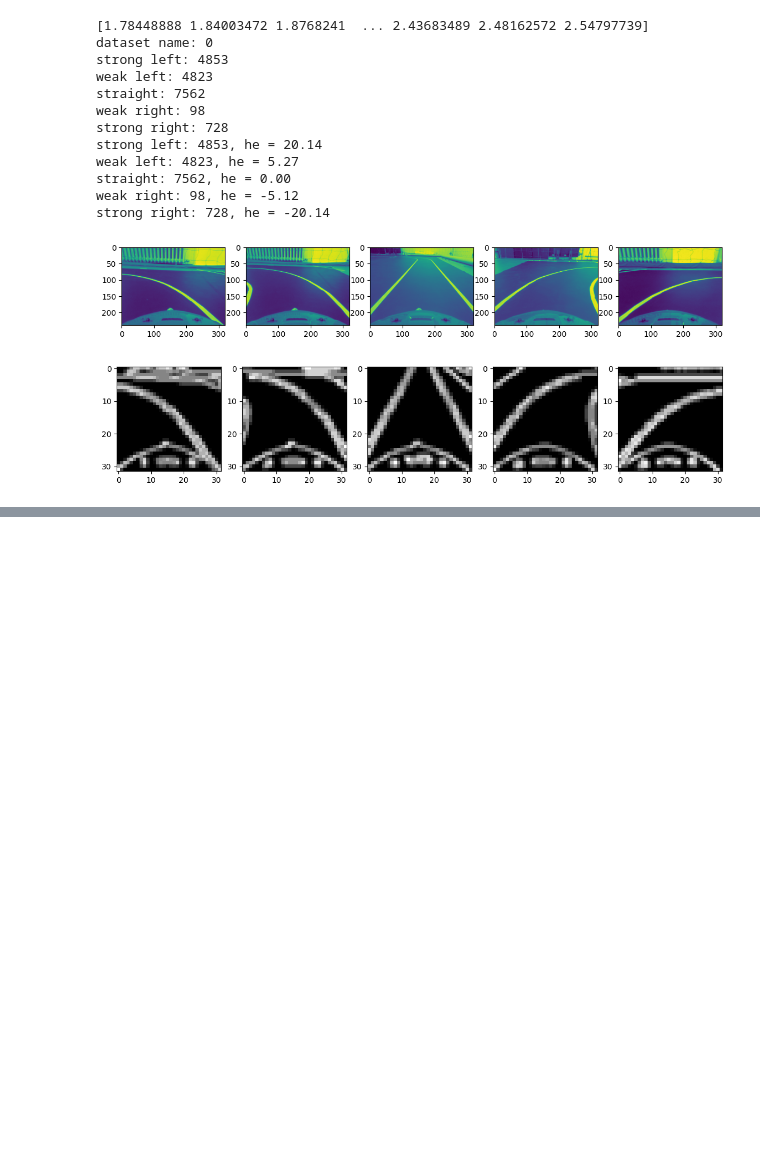
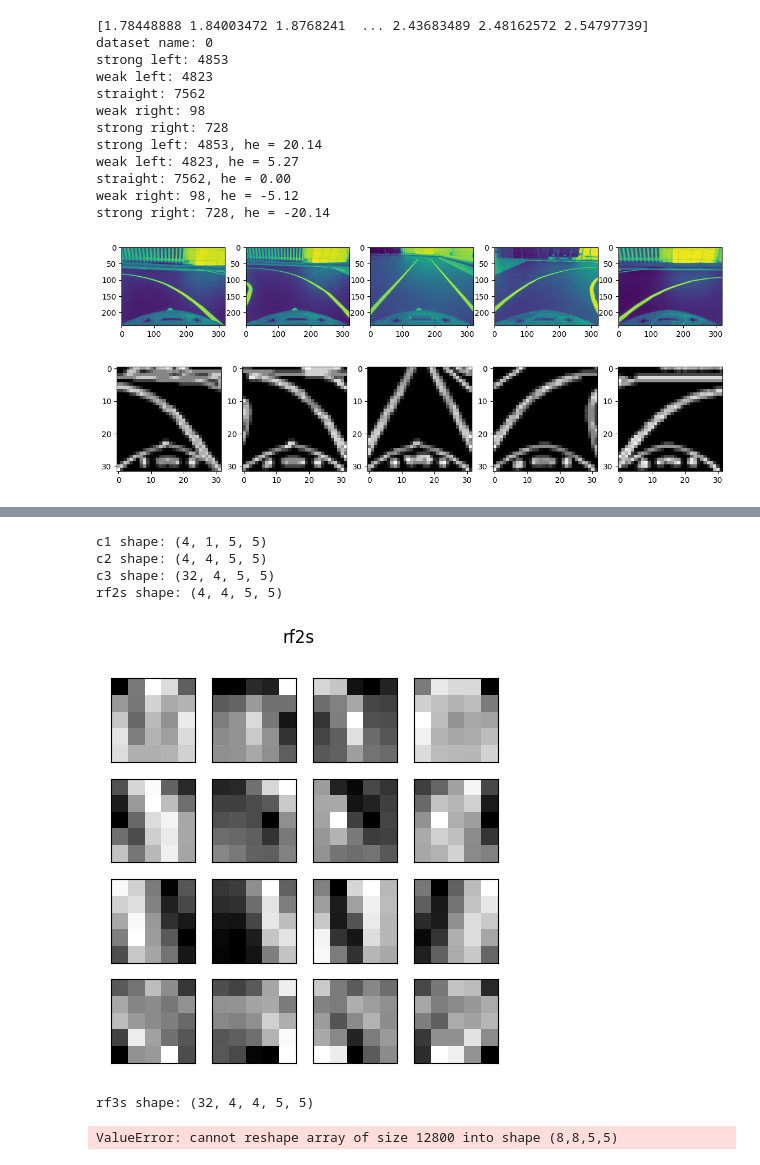
Before and after one commit to matgrand/bfmc_2022, a Jupyter notebook: thesis_images.ipynb, the cells around one changed output, grey strips where cells are left out. Cells and saved outputs as stored; diff of their text form; code cells hidden in the pictures; blank space fills up the shorter version.

```diff
--- a/thesis_images.ipynb
+++ b/thesis_images.ipynb
@@ -343,0 +353,35 @@ fig2 = plot_nchw_data(c2, 8, 8, 'conv2', size=(10,10))
+# %%
+print(f'c1 shape: {c1.shape}')
+print(f'c2 shape: {c2.shape}')
+print(f'c3 shape: {c3.shape}')
+
+rf2s = []
+for j in range(c2.shape[0]):
+    rf2j = c2[j,:,:,:] @ c1
+    rf2s.append(rf2j)
+rf2s = np.array(rf2s)
+rf2s = np.sum(rf2s, axis=2)
+
+print(f'rf2s shape: {rf2s.shape}')
+rf2s = rf2s.reshape(4,4,5,5)
+
+fig3 = plot_nchw_data(rf2s, 4, 4, 'rf2s', size=(5,5))
+
+rf3s = []
+for j in range(c3.shape[0]):
+    rf3j = c3[j,:,:,:] @ rf2s
+    rf3s.append(rf3j)
+
+rf3s = np.array(rf3s)
+print(f'rf3s shape: {rf3s.shape}')
+rf3s = rf3s.reshape(8,8,5,5)
+
+fig4 = plot_nchw_data(rf3s, 8, 8, 'rf3s', size=(10,10))
+# %% [output]
+c1 shape: (4, 1, 5, 5)
+c2 shape: (4, 4, 5, 5)
+c3 shape: (32, 4, 5, 5)
+rf2s shape: (4, 4, 5, 5)
+[figure, added]
+rf3s shape: (32, 4, 4, 5, 5)
+ValueError: cannot reshape array of size 12800 into shape (8,8,5,5)
```
Also changed, not shown: parts of 4 cells of this notebook, 3 other files.
